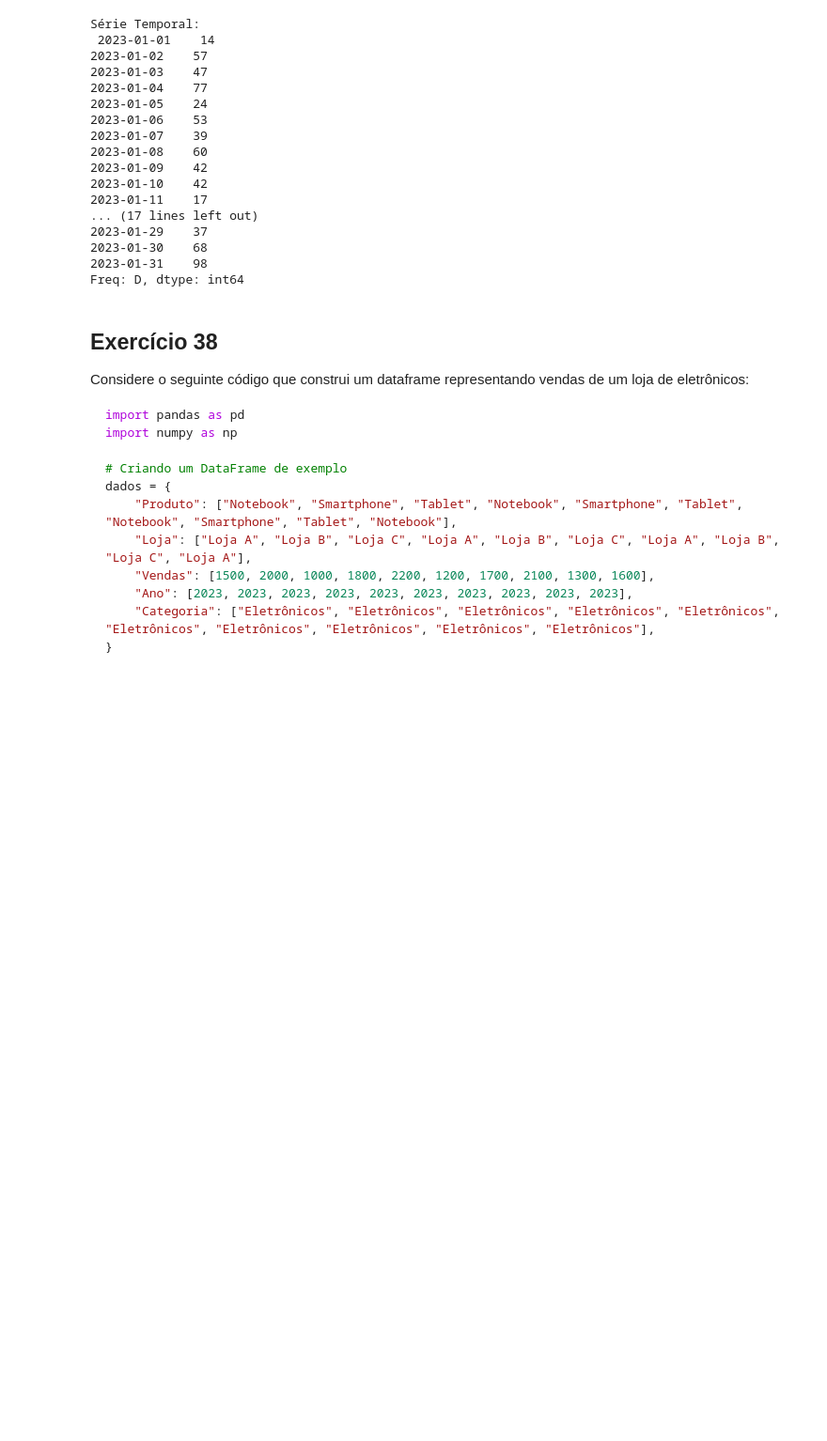
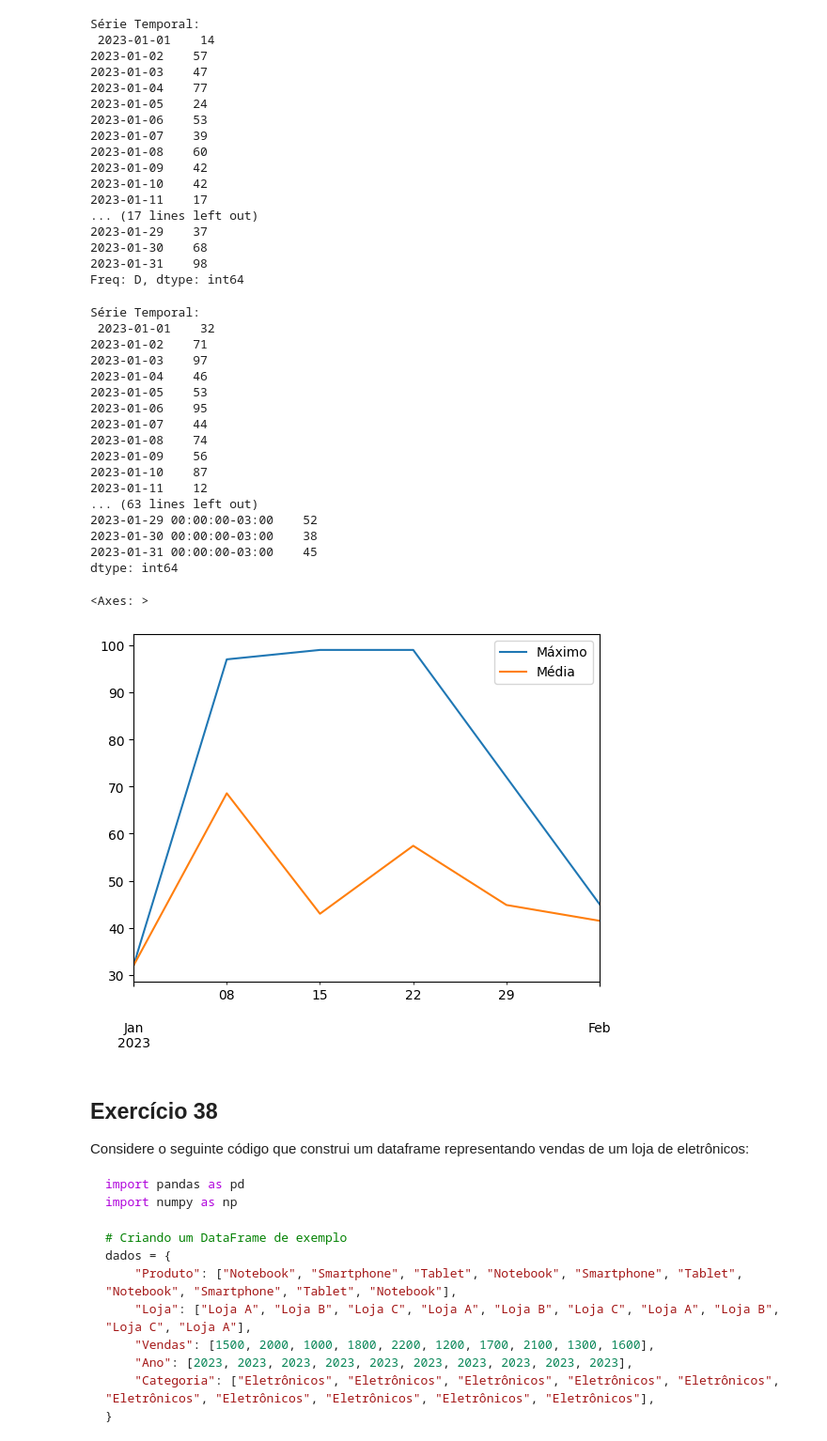
Before and after one commit to natashanuto/CEE2, a Jupyter notebook: Exercicios.ipynb, the cells around one changed output. Shown: that part at 94% size. Drawn from its saved outputs; the diff is of its cells as text; code cells hidden in the pictures; blank space fills up the shorter version.

```diff
--- a/Exercicios.ipynb
+++ b/Exercicios.ipynb
@@ -1143,6 +1237,50 @@ Série Temporal:
 2023-01-30    68
 2023-01-31    98
 Freq: D, dtype: int64
+# %%
+import pandas as pd
+import numpy as np
+
+# Série temporal diária para janeiro de 2023
+dias = pd.date_range(start="2023-01-01", end="2023-01-31", freq="D")
+serie = pd.Series(np.random.randint(10, 100, len(dias)), index=dias)
+print("Série Temporal:\n", serie)
+
+maximosemanal = serie.resample("W").max()
+print(maximosemanal)
+
+mediasemanal = serie.resample("W").mean()
+print(mediasemanal)
+
+serie = serie.tz_localize("America/Sao_Paulo")
+print(serie)
+
+df = pd.DataFrame({
+    "Máximo": maximosemanal,
+    "Média" : mediasemanal}
+)
+
+df.plot()
+# %% [output]
+Série Temporal:
+ 2023-01-01    32
+2023-01-02    71
+2023-01-03    97
+2023-01-04    46
+2023-01-05    53
+2023-01-06    95
+2023-01-07    44
+2023-01-08    74
+2023-01-09    56
+2023-01-10    87
+2023-01-11    12
+... (63 lines left out)
+2023-01-29 00:00:00-03:00    52
+2023-01-30 00:00:00-03:00    38
+2023-01-31 00:00:00-03:00    45
+dtype: int64
+<Axes: >
+[figure, added]
 # %% [markdown]
 ## Exercício 38
 
```
Also changed, not shown: parts of 10 cells of this notebook.
